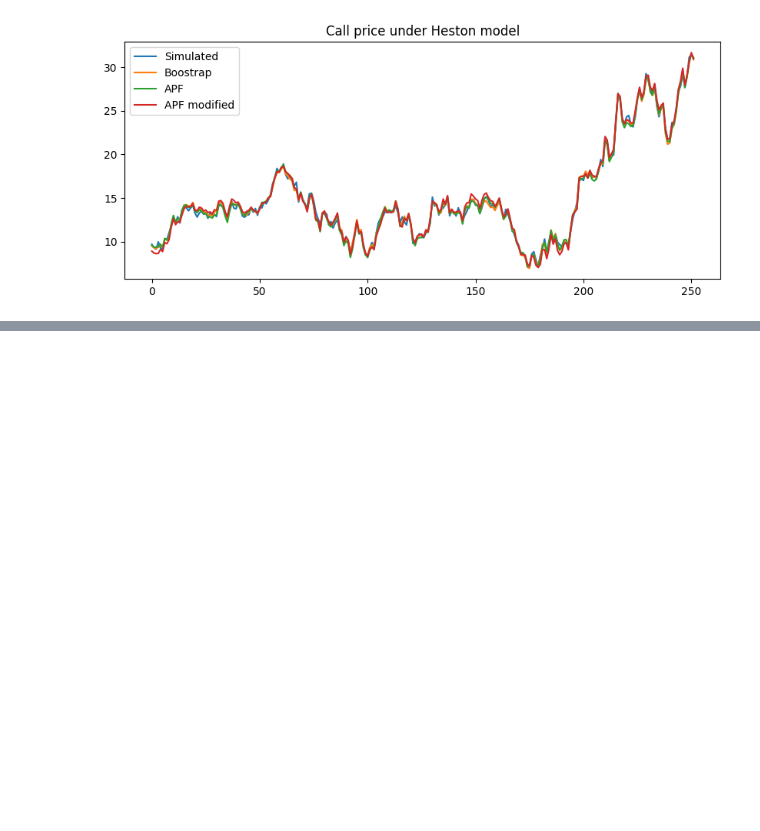
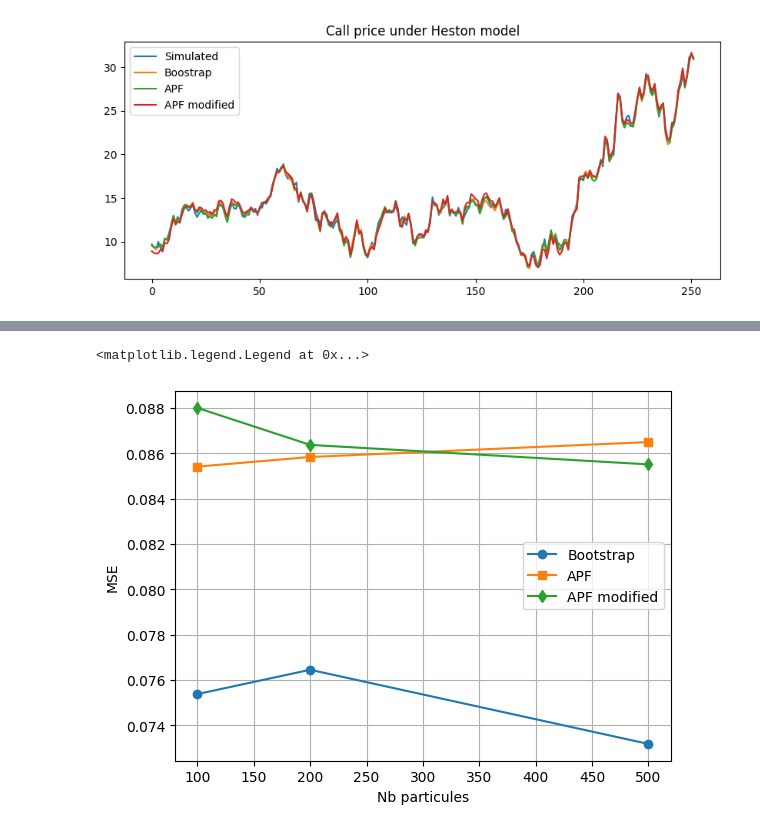
Before and after one commit to usenameFD/Asset-management, a Jupyter notebook: Calibration/HestonModel.ipynb, the cells around one changed output, grey strips where cells are left out. Drawn from its saved outputs; the diff is of its cells as text; code cells hidden in the pictures; blank space fills up the shorter version.

Commit message:
Calibration performances

```diff
--- a/Calibration/HestonModel.ipynb
+++ b/Calibration/HestonModel.ipynb
@@ -100,9 +100,14 @@ plot_data([C, C_pred_bootsrtap, C_pred_apf, C_pred_apf_modif],["Simulated", "Boo
 # %% [output]
 [figure]
 # %%
-num_particules = [1, 5, 10, 15, 20, 30, 50]
+num_particules = [100, 200, 500, 1000]
 
 performances = {"MSE BOOTSTRAP": [],
+                "MSE APF": [],
+                "MSE APF modified" : []
+                }
+
+performances_vol = {"MSE BOOTSTRAP": [],
                 "MSE APF": [],
                 "MSE APF modified" : []
                 }
@@ -141,9 +146,16 @@ for M in num_particules:
                             T = tau,
                             K = K) for t in range(len(S))])
 
+    performances_vol["MSE BOOTSTRAP"].append(np.mean((v-boot_vol)**2))
+    performances_vol["MSE APF"].append(np.mean((v-apf_vol)**2))
+    performances_vol["MSE APF modified"].append(np.mean((v-apf_modif_vol)**2))
+
     performances["MSE BOOTSTRAP"].append(np.mean((C-C_pred_bootsrtap)**2))
     performances["MSE APF"].append(np.mean((C-C_pred_apf)**2))
     performances["MSE APF modified"].append(np.mean((C-C_pred_apf_modif)**2))
 
 performances = pd.DataFrame(performances)
-performances.plot()
+performances_vol = pd.DataFrame(performances_vol)
+
+performances.to_csv("peformance.csv", index=False)
+performances_vol.to_csv("peformance_vol.csv", index=False)
@@ -149,0 +173,17 @@ performances.plot()
+# %%
+# Labels for different performance metrics
+labels = ["Bootstrap", "APF", "APF modified"]
+markers = ['o', 's', 'd']  # Different markers for each metric
+
+# Plot each performance column separately
+for i in range(performances.shape[1]):
+    plt.plot([100,200,500], performances.iloc[:,i], marker=markers[i], linestyle='-', label=labels[i])
+
+# Add grid, legend, and labels
+plt.grid(True)
+plt.xlabel("Nb particules")
+plt.ylabel("MSE")
+plt.legend()
+# %% [output]
+<matplotlib.legend.Legend at 0x...>
+[figure, added]
```
Also changed, not shown: parts of 3 cells of this notebook, 2 other files.
